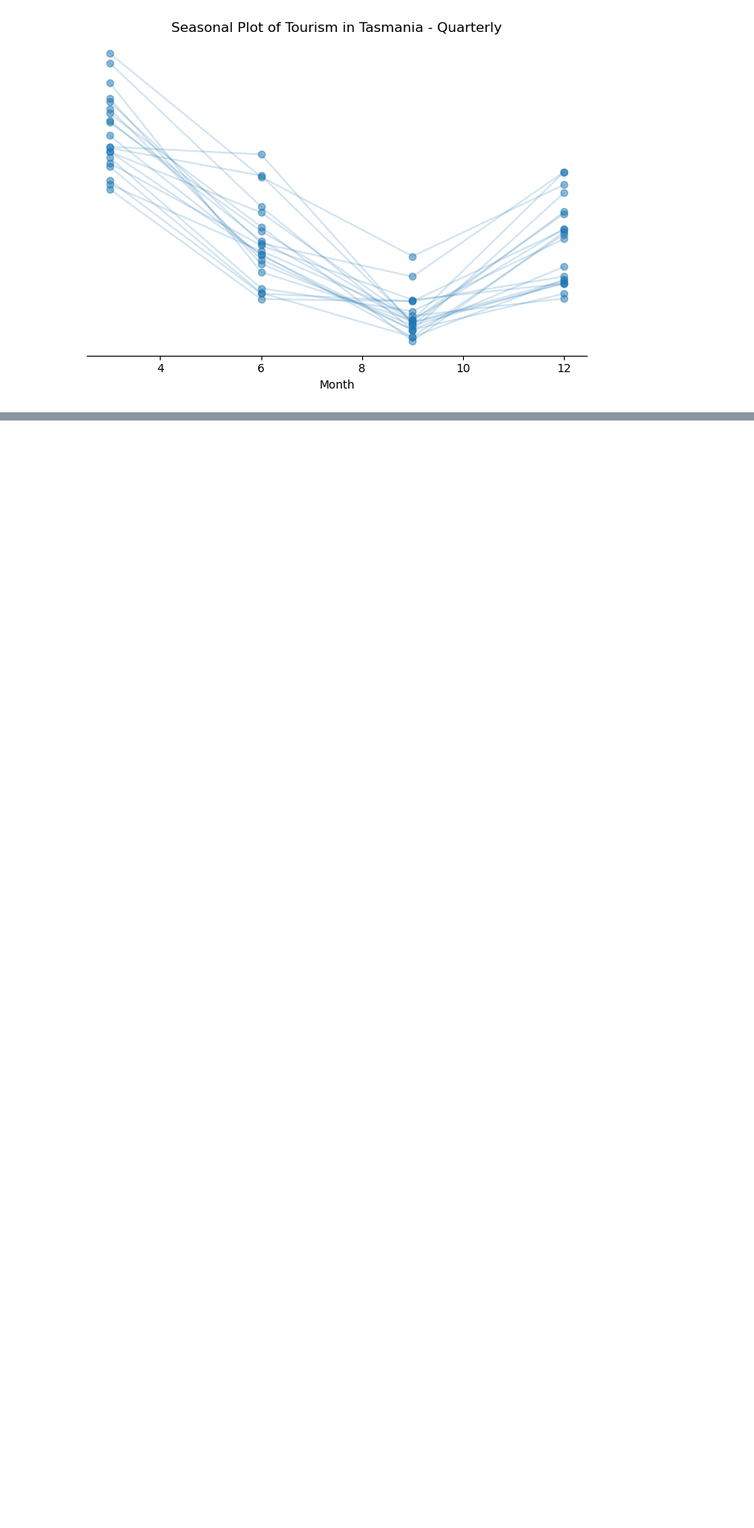
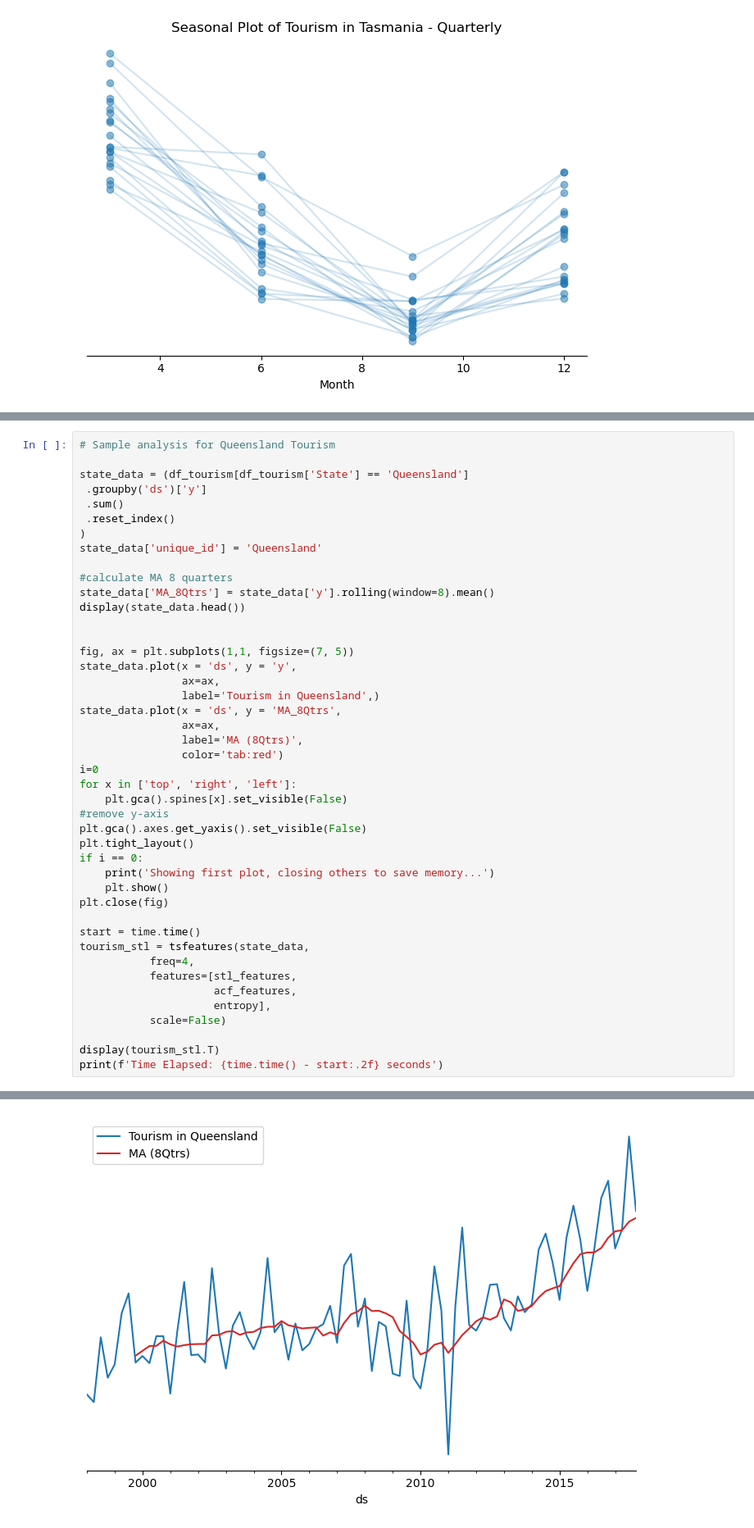
Before and after one commit to MichaelCastanares/Github, a Jupyter notebook: TS_Metrics/TS_Metrics_code.ipynb, the cells around one changed output, grey strips where cells are left out. Shown at 82% size. Drawn from its saved outputs; the diff is of its cells as text; blank space fills up the shorter version.

```diff
--- a/TS_Metrics/TS_Metrics_code.ipynb
+++ b/TS_Metrics/TS_Metrics_code.ipynb
@@ -275,0 +230,45 @@ Name: Year, Length: 80, dtype: int32
+# %%
+# Sample analysis for Queensland Tourism
+
+state_data = (df_tourism[df_tourism['State'] == 'Queensland']
+ .groupby('ds')['y']
+ .sum()
+ .reset_index()
+)
+state_data['unique_id'] = 'Queensland'
+
+#calculate MA 8 quarters
+state_data['MA_8Qtrs'] = state_data['y'].rolling(window=8).mean()
+display(state_data.head())
+
+
+fig, ax = plt.subplots(1,1, figsize=(7, 5))
+state_data.plot(x = 'ds', y = 'y',
+                ax=ax,
+                label='Tourism in Queensland',)
+state_data.plot(x = 'ds', y = 'MA_8Qtrs',
+                ax=ax,
+                label='MA (8Qtrs)',
+                color='tab:red')
+i=0
+for x in ['top', 'right', 'left']:
+    plt.gca().spines[x].set_visible(False)
+#remove y-axis
+plt.gca().axes.get_yaxis().set_visible(False)
+plt.tight_layout()
+if i == 0:
+    print('Showing first plot, closing others to save memory...')
+    plt.show()
+plt.close(fig)
+
+start = time.time()
+tourism_stl = tsfeatures(state_data,
+           freq=4,
+           features=[stl_features,
+                     acf_features,
+                     entropy],
+           scale=False)
+
+display(tourism_stl.T)
+print(f'Time Elapsed: {time.time() - start:.2f} seconds')
+# %% [output]
@@ -275,0 +282 @@ Name: Year, Length: 80, dtype: int32
+[figure, added]
```
Also changed, not shown: parts of 15 cells of this notebook, 28 other files.
